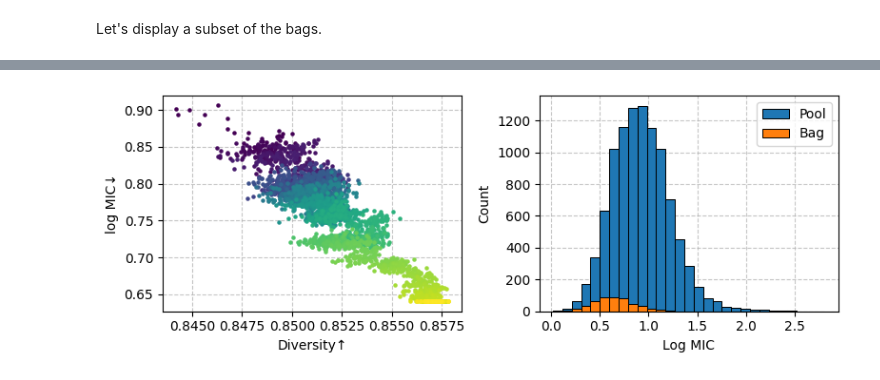
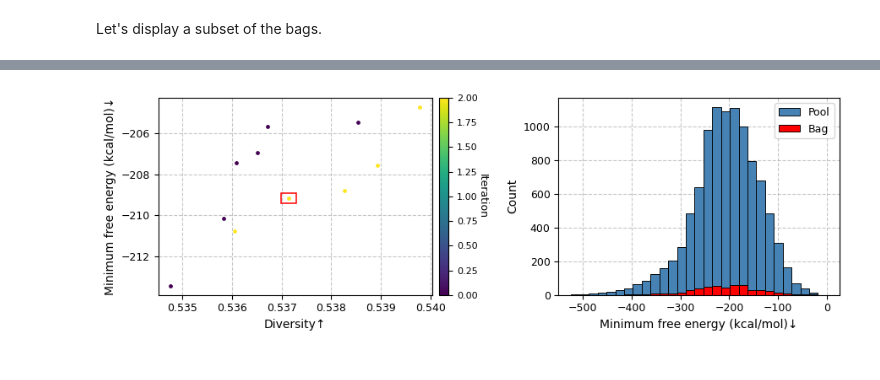
Before and after one commit to szczurek-lab/seqme-reproducibility, a Jupyter notebook: notebooks/3_selecting_data.ipynb, the cells around one changed output, grey strips where cells are left out. Drawn from its saved outputs; the diff is of its cells as text; code cells hidden in the pictures.

```diff
--- a/notebooks/3_selecting_data.ipynb
+++ b/notebooks/3_selecting_data.ipynb
@@ -166,0 +293,3 @@ def pool_sample(
+# %%
+def decay(x: np.ndarray, N0: float, N1: float, k: float) -> np.ndarray:
+    return N1 + (N0 - N1) * np.exp(-k * x)
@@ -204,6 +356,8 @@ for idx_iter in tqdm(range(N_ITERATIONS)):
     )
 
 df = sm.combine(df_all)
+# %%
+df = sm.combine(df_all)
 # %% [markdown]
 Let's compute the global rank.
 # %%
@@ -263,0 +369,7 @@ sm.top_k(df, metric="Rank", k=1, keep="all")
+# %%
+df_top_within = sm.top_k(df, "Rank (generation)", k=1, level=1)
+
+df_top_within_single = sm.top_k(df, "Rank (generation)", k=1, level=1, keep="first")
+df_top_within_single.index = pd.MultiIndex.from_tuples(
+    [("Bag", i) for i in range(len(df_top_within_single))], names=["Bag", None]
+)
@@ -264,5 +384,7 @@ sm.top_k(df, metric="Rank", k=1, keep="all")
 # %%
-bag_name = (3151, 11)
+df_top_all = sm.top_k(df, "Rank", k=1)
+
+bag_name = df_top_all.index[-1]
 
 bag_indices = indices_per_bag[bag_name]
 bag_sequences = [pool[i] for i in bag_indices]
@@ -271,39 +391,74 @@ log_mic_fn = cache.model("hyformer-mic")
 # %%
-fig, axes = plt.subplots(ncols=2, figsize=(8, 3))
+fig = plt.figure(figsize=(9, 3.1))
+gs = gridspec.GridSpec(1, 2, width_ratios=[0.54, 0.46])
 
-ax = axes[0]
+ax0 = fig.add_subplot(gs[0])
+ax1 = fig.add_subplot(gs[1])
+
+## Genetic algorithm
+ax = ax0
+
+cmap = plt.get_cmap("viridis")
+colors = [cmap(i / (N_ITERATIONS - 1)) for i in range(N_ITERATIONS)]
+
 sm.plot_scatter(
-    df2,
+    df_top_within,
     metrics=rank_by,
     marker=None,
     linestyle=None,
     show_deviation=False,
-    marker_size=5,
+    marker_size=6,
     color=colors,
     ax=ax,
 )
 ax.legend().set_visible(False)
-fig.tight_layout()
-#ax.colorbar()
+ax.tick_params(axis="both", labelsize=9)
 
-ax = axes[1]
+norm = mpl.colors.Normalize(vmin=0, vmax=N_ITERATIONS)
+mappable = mpl.cm.ScalarMappable(norm=norm, cmap=cmap)
+cbar = fig.colorbar(mappable, ax=ax, pad=0.02)
+cbar.set_label("Iteration", rotation=270, va="center", fontsize=9)
+cbar.ax.tick_params(labelsize=8)
 
-vs1 = log_mic_fn(pool)[:, 0]
-vs2 = log_mic_fn(bag_sequences)[:, 0]
+df_min = df_top_within.min()
+df_max = df_top_within.max()
+ww = df_max[rank_by[0]]["value"] - df_min[rank_by[0]]["value"]
+hh = df_max[rank_by[1]]["value"] - df_min[rank_by[1]]["value"]
+
+vs = df_top_within.loc[bag_name]
+v1 = vs[rank_by[0]]["value"]
+v2 = vs[rank_by[1]]["value"]
+
+size = 0.06
+w, h = size * ww, size * hh
+xy = (v1 - w / 2, v2 - h / 2)
+edge_rect = mpl.patches.Rectangle(
+    xy, w, h, linewidth=1.1, edgecolor="red", facecolor="none", alpha=1, zorder=10,
+)
+ax.add_patch(edge_rect)
+
+
+## Distribution
+ax = ax1
+
+free_energy_fn = cache.model("free-energy")
+vs1 = free_energy_fn(pool)
+vs2 = free_energy_fn(bag_sequences)
 
 all_data = np.concatenate([vs1, vs2])
 bins = np.linspace(all_data.min(), all_data.max(), 30)
 
-sns.histplot(vs1, ax=ax, alpha=1, label="Pool", bins=bins)
-sns.histplot(vs2, ax=ax, alpha=1, label="Bag", bins=bins)
+sns.histplot(vs1, ax=ax, alpha=1, label="Pool", bins=bins, color="steelblue")
+sns.histplot(vs2, ax=ax, alpha=1, label="Bag", bins=bins, color="red")
+ax.tick_params(axis="both", labelsize=9)
 
-ax.set_xlabel("Log MIC")
+ax.set_xlabel("Minimum free energy (kcal/mol)↓")
 ax.grid(axis="both", linestyle="--", alpha=0.7)
 ax.set_axisbelow(True)
 
-ax.legend()
+ax.legend(fontsize=9)
 
 fig.tight_layout()
-fig.savefig("../figs/case3/both.png", bbox_inches='tight', dpi=300)
+fig.savefig(WORKDIR_PATH / "figs/case3/both.png", bbox_inches="tight", dpi=300)
 # %% [output]
-[figure, old version]
+[figure, new version]
```
Also changed, not shown: parts of 39 cells of this notebook, 5 other files.
